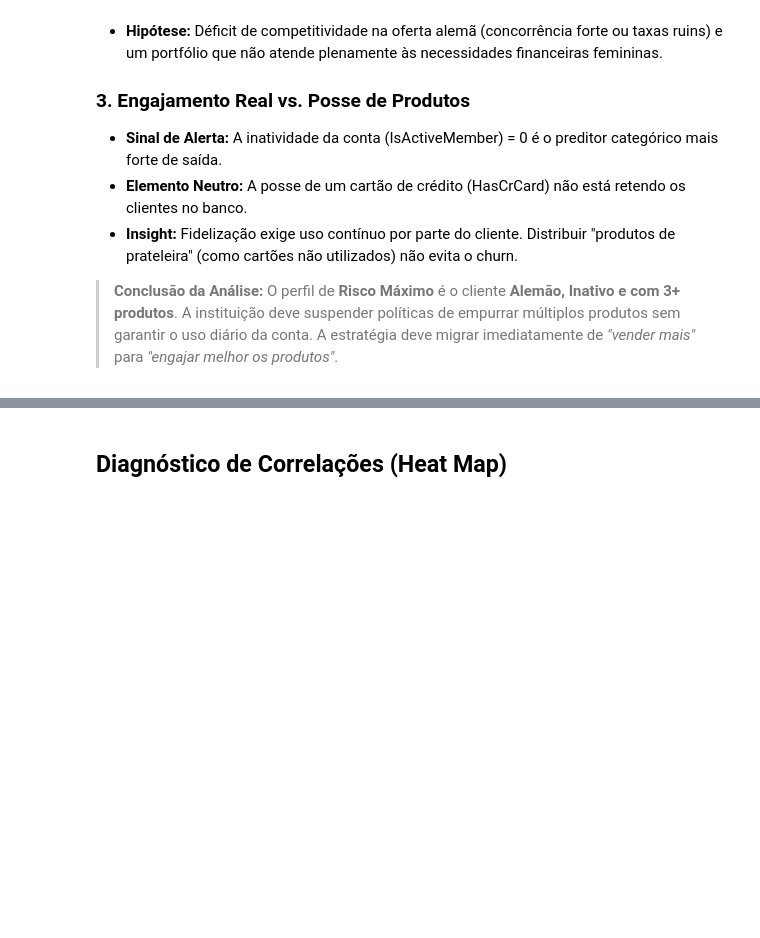
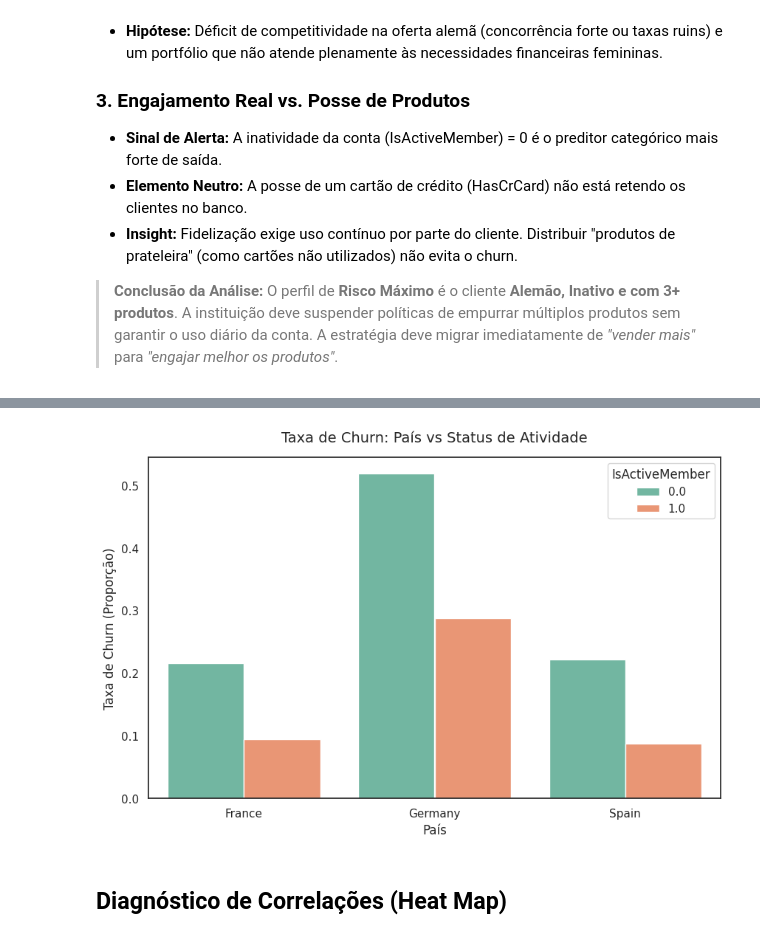
Before and after one commit to GabrielSenkovski/Bank_Churn_Model, a Jupyter notebook: Notebooks/Churn_EDA.ipynb, the cells around one changed output, grey strips where cells are left out. Saved outputs shown, nothing was run; the diff lists cells and outputs as text; code cells hidden in the pictures; blank space fills up the shorter version.

```diff
--- a/Notebooks/Churn_EDA.ipynb
+++ b/Notebooks/Churn_EDA.ipynb
@@ -511,3 +531,24 @@ plotar_distribuicao_categorica(df_train, cols_cat)
+# %%
+
+
+plt.figure(figsize=(10, 6))
+
+# O barplot com y='Exited' calcula automaticamente a média (taxa de churn)
+sns.barplot(
+    x='Geography',
+    y='Exited',
+    hue='IsActiveMember',
+    data=df_train,
+    errorbar=None,
+    palette='Set2'
+)
+
+plt.title('Taxa de Churn: País vs Status de Atividade', fontsize=14, pad=15)
+plt.ylabel('Taxa de Churn (Proporção)', fontsize=12)
+plt.xlabel('País', fontsize=12)
+plt.show()
+# %% [output]
+[figure, added]
 # %% [markdown]
 ## Diagnóstico de Correlações (Heat Map)
 # %%
```
Also changed, not shown: parts of 4 cells of this notebook, 1 other file.
